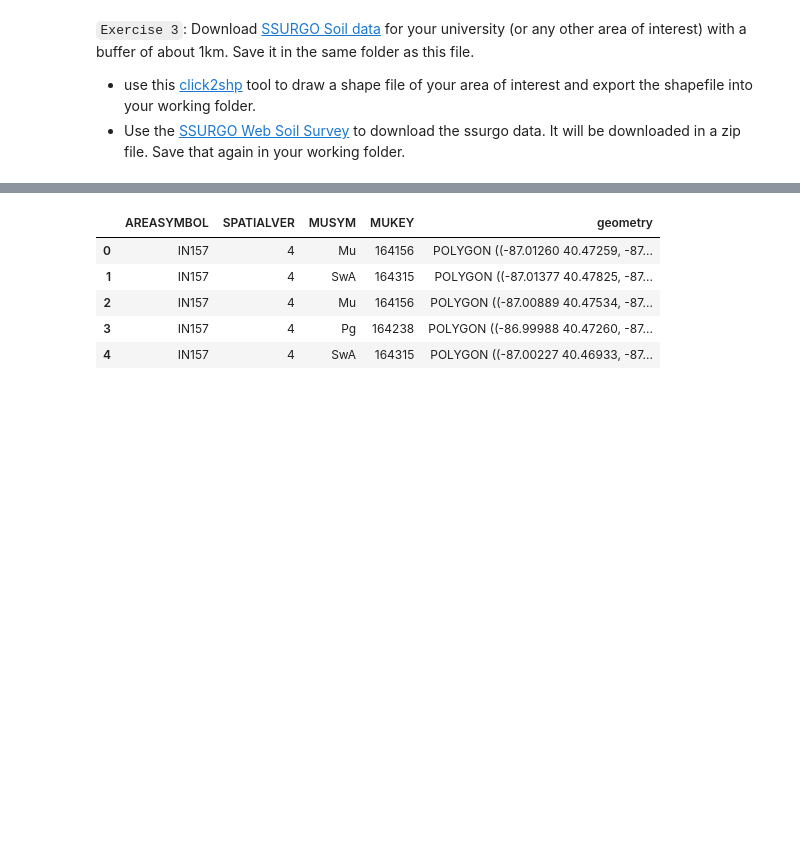
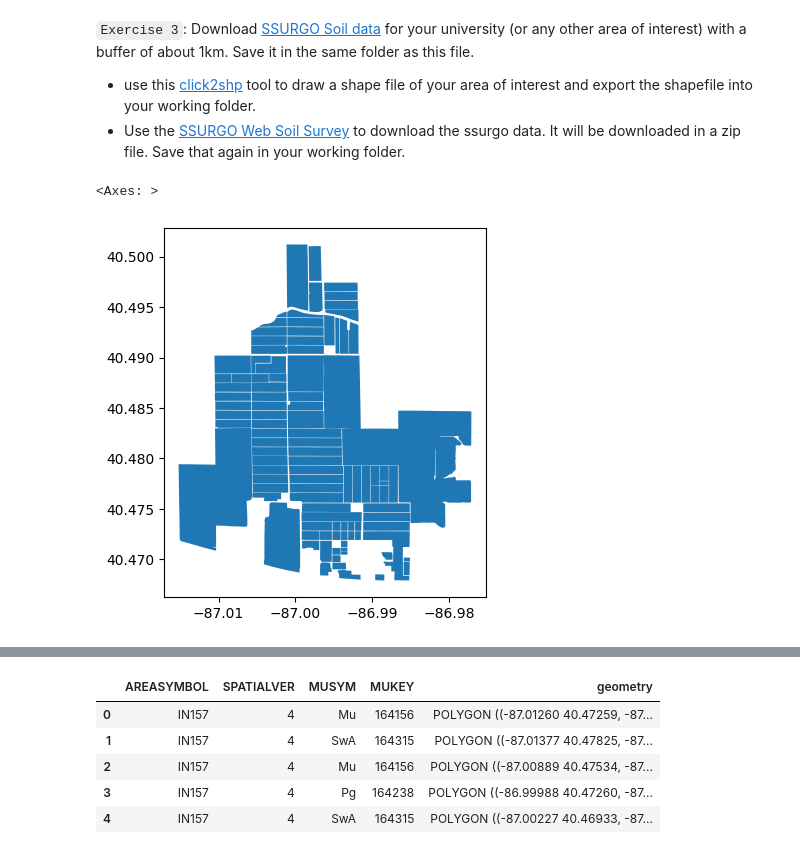
Before and after one commit to venomj26/REEU-23-06-27, a Jupyter notebook: geopandasTutorial.ipynb, the cells around one changed output, grey strips where cells are left out. Cells and saved outputs as stored; diff of their text form; code cells hidden in the pictures; blank space fills up the shorter version.

```diff
--- a/geopandasTutorial.ipynb
+++ b/geopandasTutorial.ipynb
@@ -202,6 +251,12 @@ Text(0.5, 1.0, 'Population density according to census 2000 in Lansing')
 `Exercise 3`: Download [SSURGO Soil data](https://websoilsurvey.nrcs.usda.gov/app/WebSoilSurvey.aspx) for your university (or any other area of interest) with a buffer of about 1km. Save it in the same folder as this file.
 -   use this [click2shp](https://apps.gis.ucla.edu/click2shp/#) tool to draw a shape file of your area of interest and export the shapefile into your working folder.
 -   Use the [SSURGO Web Soil Survey](https://websoilsurvey.nrcs.usda.gov/app/) to download the ssurgo data. It will be downloaded in a zip file. Save that again in your  working folder.
+# %%
+soilAcreShape = gpd.read_file(f"Acre2022_singlepolygon\Acre2022_singlepolygon.shp")
+soilAcreShape.plot()
+# %% [output]
+<Axes: >
+[figure, added]
 # %%
 soilAcre = gpd.read_file(f"SSURGO_ACRE_Original\spatial\soilmu_a_aoi.shp")
 soilAcre.explore()
```
Also changed, not shown: parts of 27 cells of this notebook.
